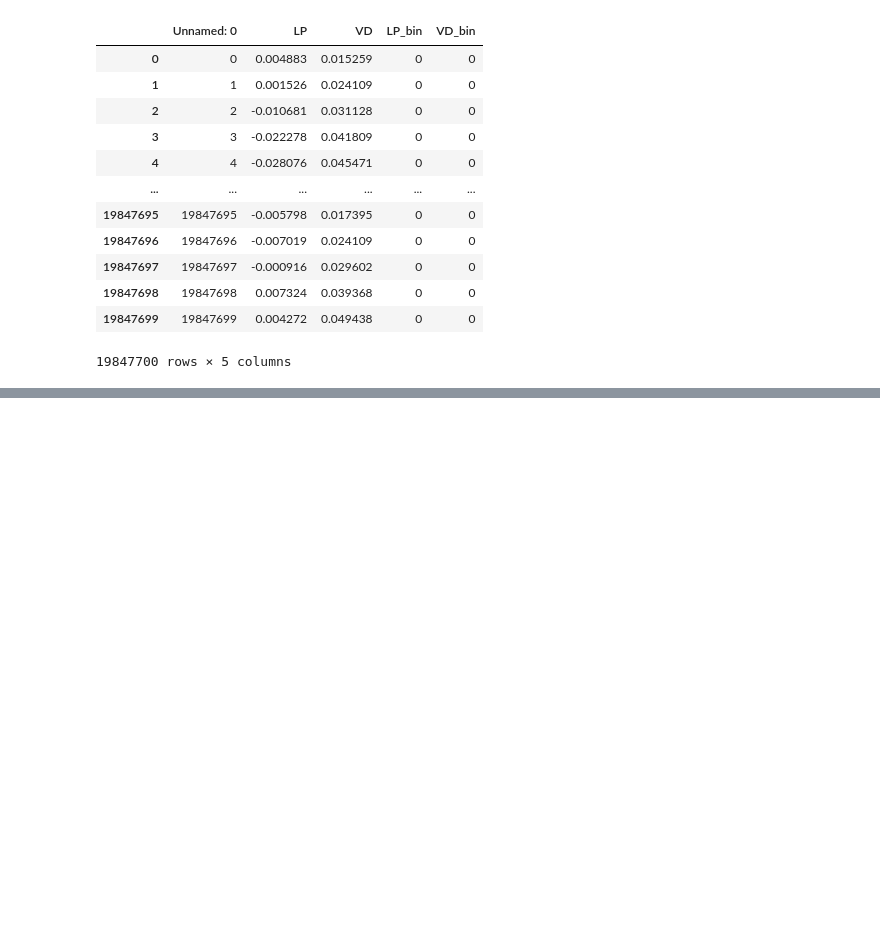
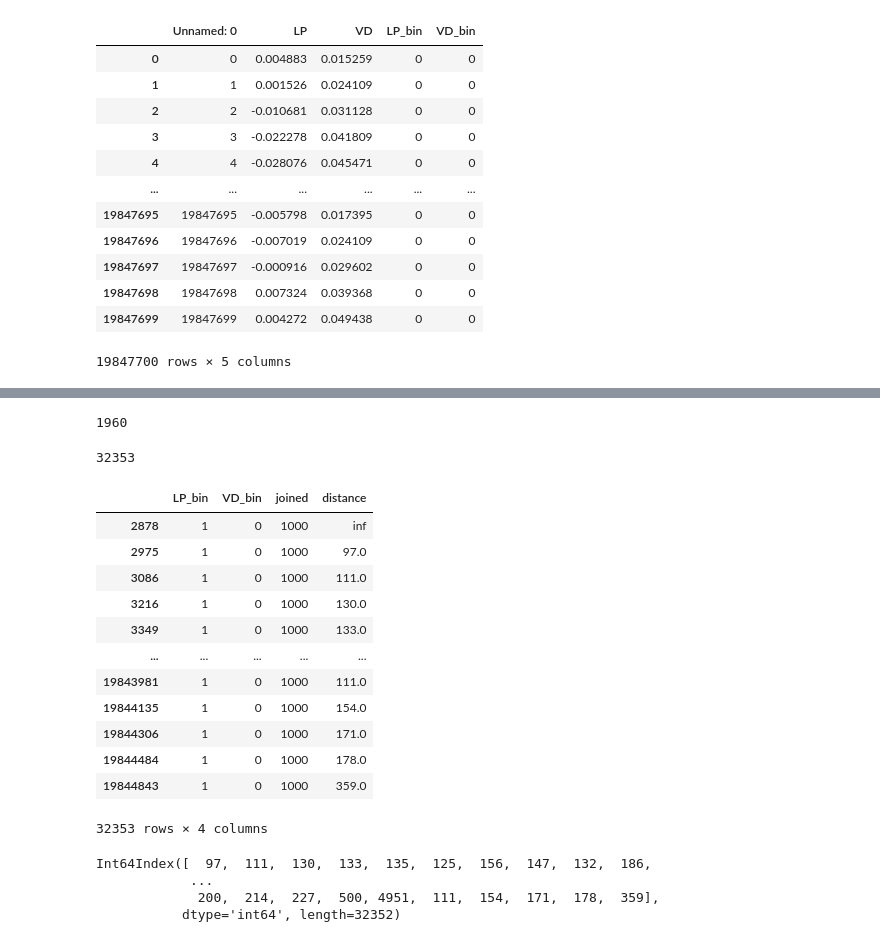
Before and after one commit to OscarGB/MUCD-TI, a Jupyter notebook: TI_practica.ipynb, the cells around one changed output, grey strips where cells are left out. Saved outputs shown, nothing was run; the diff lists cells and outputs as text; code cells hidden in the pictures; blank space fills up the shorter version.

```diff
--- a/TI_practica.ipynb
+++ b/TI_practica.ipynb
@@ -178,0 +203,21 @@ plt.xlim((0, 300))
+# %%
+threshold = 1000
+w = df.index[df.LP_bin > 0]
+w = (w[1:] - w[:-1]).to_list()
+w.insert(0, np.inf)
+df["distance"] = 0
+df.loc[df.LP_bin > 0, "distance"] = w
+df["LP2_bin"] = 0
+df.loc[df.distance > threshold, "LP2_bin"] = 1
+
+w = df.index[df.VD_bin > 0]
+w = (w[1:] - w[:-1]).to_list()
+w.insert(0, np.inf)
+df["distance"] = 0
+df.loc[df.VD_bin > 0, "distance"] = w
+df["VD2_bin"] = 0
+df.loc[df.distance > threshold, "VD2_bin"] = 1
+# %%
+df["VD2_bin"].sum()
+# %% [output]
+1960
@@ -178,0 +227,27 @@ plt.xlim((0, 300))
+# %%
+len(df.loc[df.LP_bin > 0, "distance"])
+# %% [output]
+32353
+# %%
+df[df.LP_bin > 0]
+# %% [output]
+|  | LP_bin | VD_bin | joined | distance |
+| 2878 | 1 | 0 | 1000 | inf |
+| 2975 | 1 | 0 | 1000 | 97.0 |
+| 3086 | 1 | 0 | 1000 | 111.0 |
+| 3216 | 1 | 0 | 1000 | 130.0 |
+| 3349 | 1 | 0 | 1000 | 133.0 |
+| ... | ... | ... | ... | ... |
+| 19843981 | 1 | 0 | 1000 | 111.0 |
+| 19844135 | 1 | 0 | 1000 | 154.0 |
+| 19844306 | 1 | 0 | 1000 | 171.0 |
+| 19844484 | 1 | 0 | 1000 | 178.0 |
+| 19844843 | 1 | 0 | 1000 | 359.0 |
+32353 rows × 4 columns
+# %%
+w
+# %% [output]
+Int64Index([  97,  111,  130,  133,  135,  125,  156,  147,  132,  186,
+            ...
+             200,  214,  227,  500, 4951,  111,  154,  171,  178,  359],
+           dtype='int64', length=32352)
```
Also changed, not shown: parts of 13 cells of this notebook, 1 other file.
